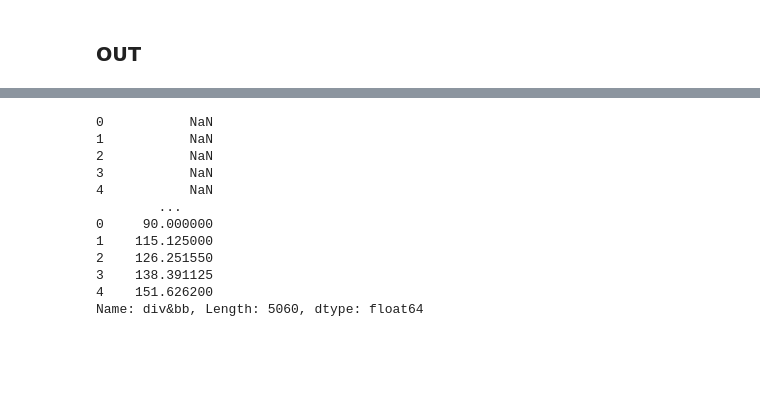
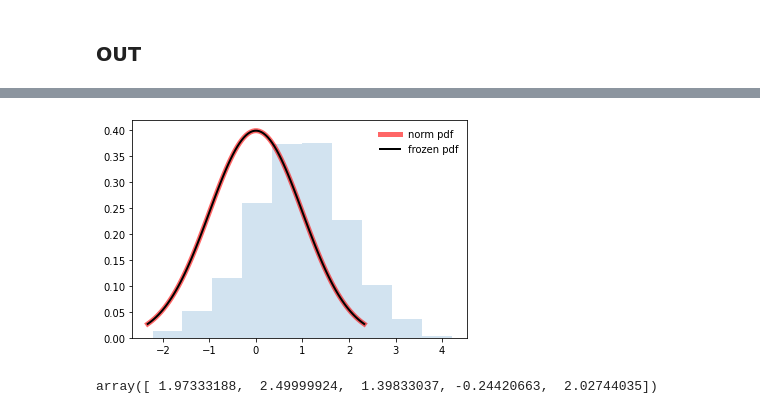
Before and after one commit to aguilalv/CorpFinSandbox, a Jupyter notebook: 2020.06.01 - S&P500 valuation.ipynb, the cells around one changed output, grey strips where cells are left out. Cells and saved outputs as stored; diff of their text form; code cells hidden in the pictures; blank space fills up the shorter version.

```diff
--- a/2020.06.01 - S&P500 valuation.ipynb
+++ b/2020.06.01 - S&P500 valuation.ipynb
@@ -182,16 +175,24 @@ sns.histplot(data=outputs_df, x="S&P500", bins=100)
-# %%
-inputs_df['div&bb']
-#pd.Series(cash_returned)
-# %% [output]
-0           NaN
-1           NaN
-2           NaN
-3           NaN
-4           NaN
-        ...
-0     90.000000
-1    115.125000
-2    126.251550
-3    138.391125
-4    151.626200
-Name: div&bb, Length: 5060, dtype: float64
+# %%
+from scipy.stats import norm
+
+import matplotlib.pyplot as plt
+fig, ax = plt.subplots(1, 1)
+
+mean, var, skew, kurt = norm.stats(moments='mvsk')
+
+x = np.linspace(norm.ppf(0.01),norm.ppf(0.99), 100)
+ax.plot(x, norm.pdf(x),'r-', lw=5, alpha=0.6, label='norm pdf')
+
+rv = norm()
+ax.plot(x, rv.pdf(x), 'k-', lw=2, label='frozen pdf')
+
+vals = norm.ppf([0.001, 0.5, 0.999])
+np.allclose([0.001, 0.5, 0.999], norm.cdf(vals))
+
+r = norm.rvs(loc=1,scale=1,size=1000)
+
+ax.hist(r, density=True, histtype='stepfilled', alpha=0.2)
+ax.legend(loc='best', frameon=False)
+plt.show()
+# %% [output]
+[figure, added]
@@ -197,0 +205,5 @@ Name: div&bb, Length: 5060, dtype: float64
+# %%
+t[10]
+#earnings_growth
+# %% [output]
+array([ 1.97333188,  2.49999924,  1.39833037, -0.24420663,  2.02744035])
```
Also changed, not shown: parts of 6 cells of this notebook.
